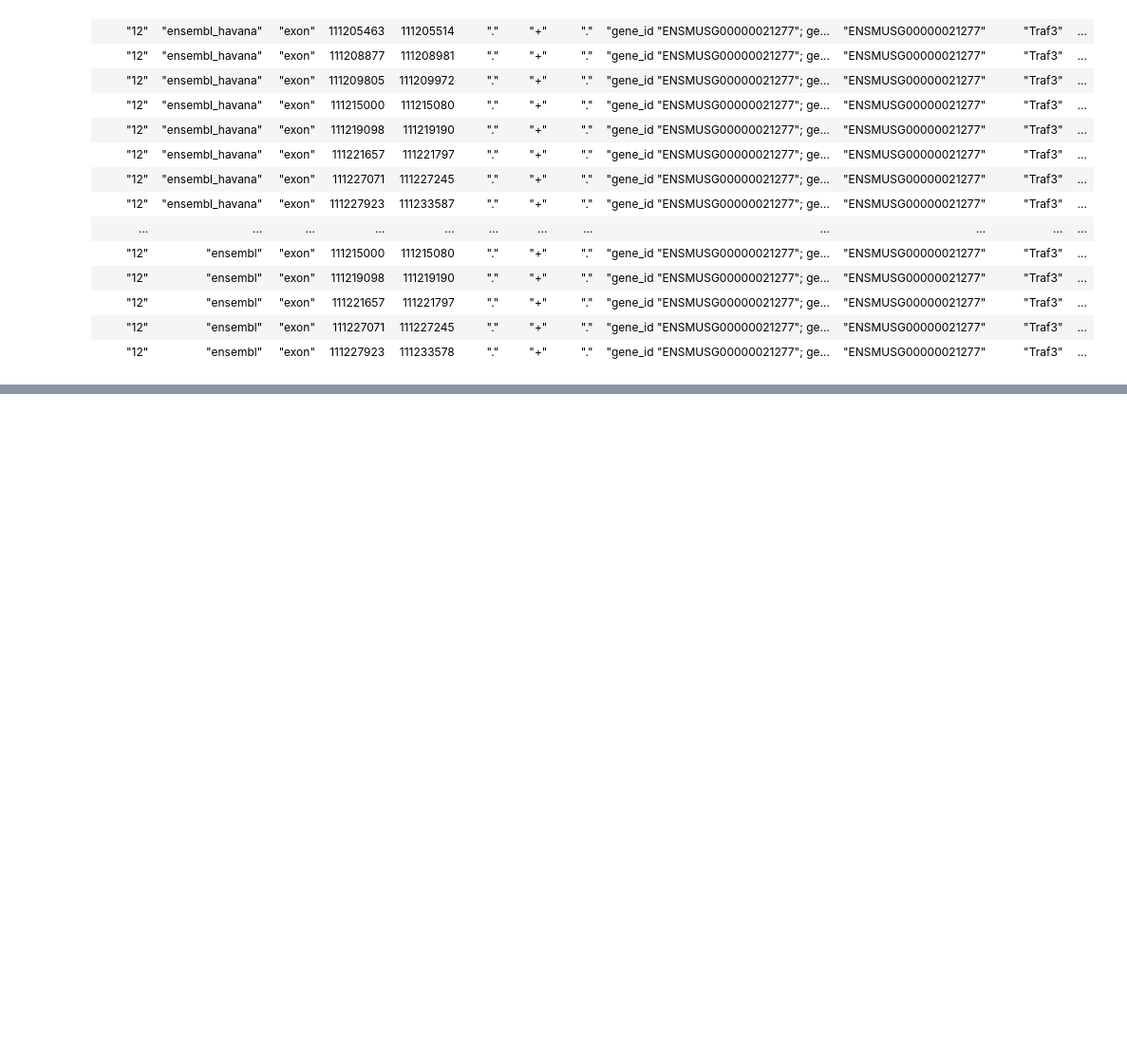
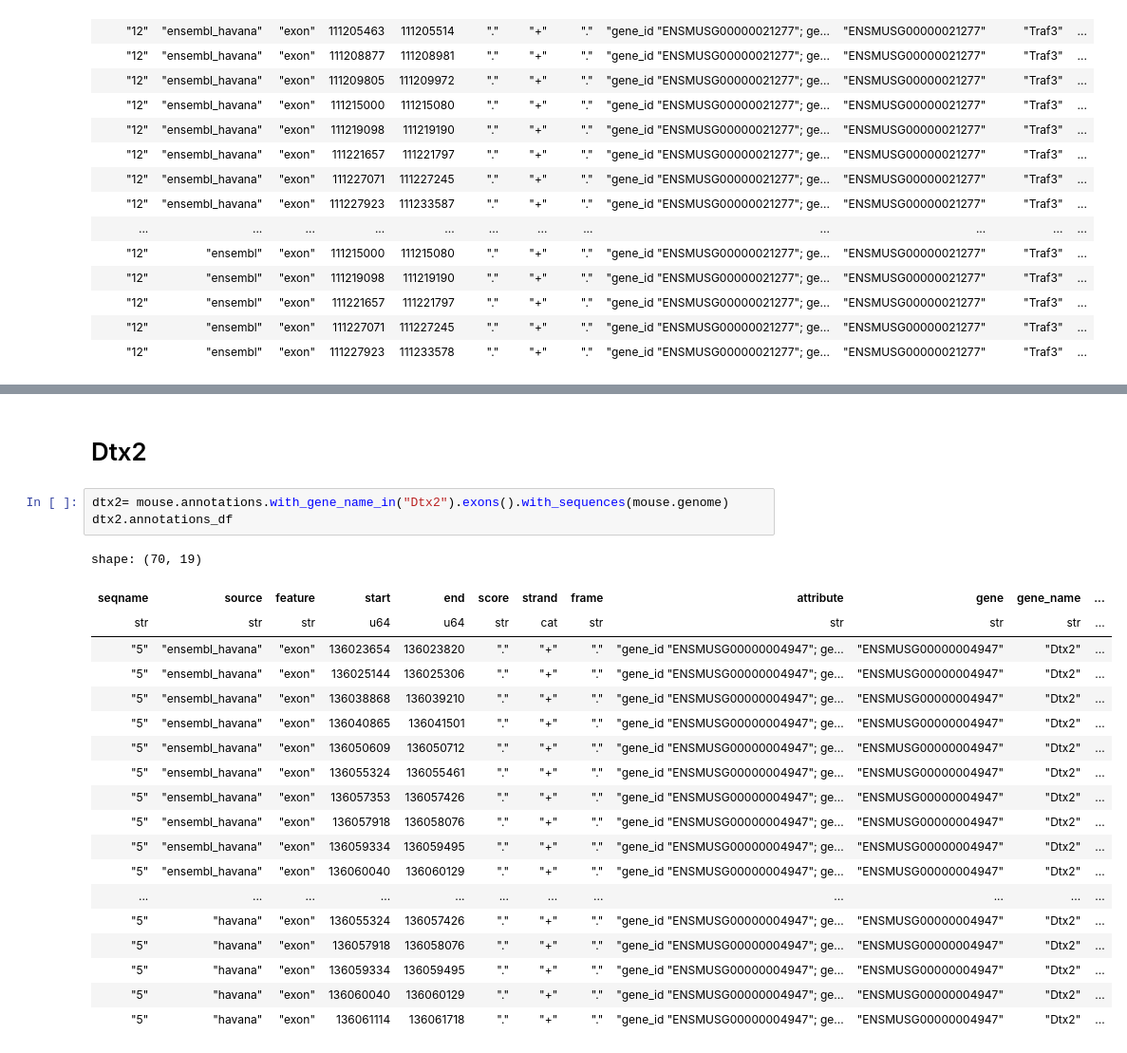
Before and after one commit to antonkulaga/genotations, a Jupyter notebook: examples/primers.ipynb, the cells around one changed output, grey strips where cells are left out. Shown at 95% size. Drawn from its saved outputs; the diff is of its cells as text; blank space fills up the shorter version.

```diff
--- a/examples/primers.ipynb
+++ b/examples/primers.ipynb
@@ -179,0 +173,25 @@ NotFoundError: coordinates
+# %% [markdown]
+# Dtx2
+# %%
+dtx2= mouse.annotations.with_gene_name_in("Dtx2").exons().with_sequences(mouse.genome)
+dtx2.annotations_df
+# %% [output]
+shape: (70, 19)
+| seqname | source | feature | start | end | score | strand | frame | attribute | gene | gene_name | ... |
+| str | str | str | u64 | u64 | str | cat | str | str | str | str | ... |
+| "5" | "ensembl_havana" | "exon" | 136023654 | 136023820 | "." | "+" | "." | "gene_id "ENSMUSG00000004947"; ge... | "ENSMUSG00000004947" | "Dtx2" | ... |
+| "5" | "ensembl_havana" | "exon" | 136025144 | 136025306 | "." | "+" | "." | "gene_id "ENSMUSG00000004947"; ge... | "ENSMUSG00000004947" | "Dtx2" | ... |
+| "5" | "ensembl_havana" | "exon" | 136038868 | 136039210 | "." | "+" | "." | "gene_id "ENSMUSG00000004947"; ge... | "ENSMUSG00000004947" | "Dtx2" | ... |
+| "5" | "ensembl_havana" | "exon" | 136040865 | 136041501 | "." | "+" | "." | "gene_id "ENSMUSG00000004947"; ge... | "ENSMUSG00000004947" | "Dtx2" | ... |
+| "5" | "ensembl_havana" | "exon" | 136050609 | 136050712 | "." | "+" | "." | "gene_id "ENSMUSG00000004947"; ge... | "ENSMUSG00000004947" | "Dtx2" | ... |
+| "5" | "ensembl_havana" | "exon" | 136055324 | 136055461 | "." | "+" | "." | "gene_id "ENSMUSG00000004947"; ge... | "ENSMUSG00000004947" | "Dtx2" | ... |
+| "5" | "ensembl_havana" | "exon" | 136057353 | 136057426 | "." | "+" | "." | "gene_id "ENSMUSG00000004947"; ge... | "ENSMUSG00000004947" | "Dtx2" | ... |
+| "5" | "ensembl_havana" | "exon" | 136057918 | 136058076 | "." | "+" | "." | "gene_id "ENSMUSG00000004947"; ge... | "ENSMUSG00000004947" | "Dtx2" | ... |
+| "5" | "ensembl_havana" | "exon" | 136059334 | 136059495 | "." | "+" | "." | "gene_id "ENSMUSG00000004947"; ge... | "ENSMUSG00000004947" | "Dtx2" | ... |
+| "5" | "ensembl_havana" | "exon" | 136060040 | 136060129 | "." | "+" | "." | "gene_id "ENSMUSG00000004947"; ge... | "ENSMUSG00000004947" | "Dtx2" | ... |
+| ... | ... | ... | ... | ... | ... | ... | ... | ... | ... | ... | ... |
+| "5" | "havana" | "exon" | 136055324 | 136057426 | "." | "+" | "." | "gene_id "ENSMUSG00000004947"; ge... | "ENSMUSG00000004947" | "Dtx2" | ... |
+| "5" | "havana" | "exon" | 136057918 | 136058076 | "." | "+" | "." | "gene_id "ENSMUSG00000004947"; ge... | "ENSMUSG00000004947" | "Dtx2" | ... |
+| "5" | "havana" | "exon" | 136059334 | 136059495 | "." | "+" | "." | "gene_id "ENSMUSG00000004947"; ge... | "ENSMUSG00000004947" | "Dtx2" | ... |
+| "5" | "havana" | "exon" | 136060040 | 136060129 | "." | "+" | "." | "gene_id "ENSMUSG00000004947"; ge... | "ENSMUSG00000004947" | "Dtx2" | ... |
+| "5" | "havana" | "exon" | 136061114 | 136061718 | "." | "+" | "." | "gene_id "ENSMUSG00000004947"; ge... | "ENSMUSG00000004947" | "Dtx2" | ... |
```
Also changed, not shown: parts of 34 cells of this notebook, 3 other files.
